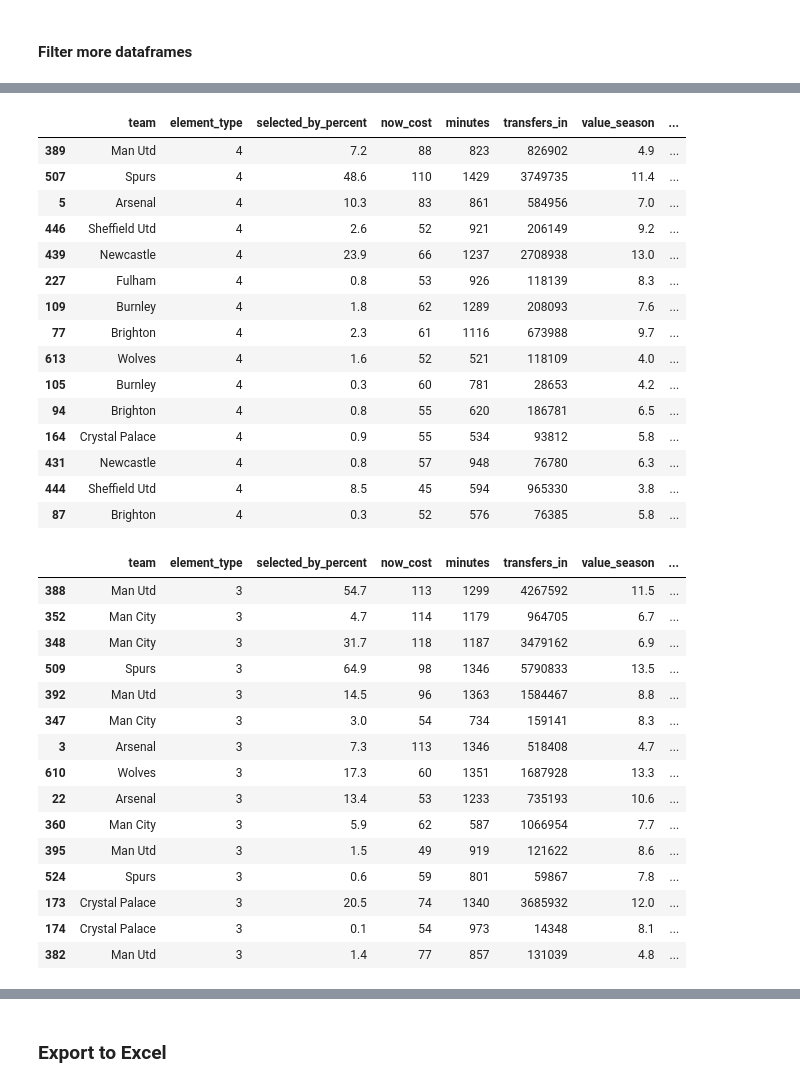
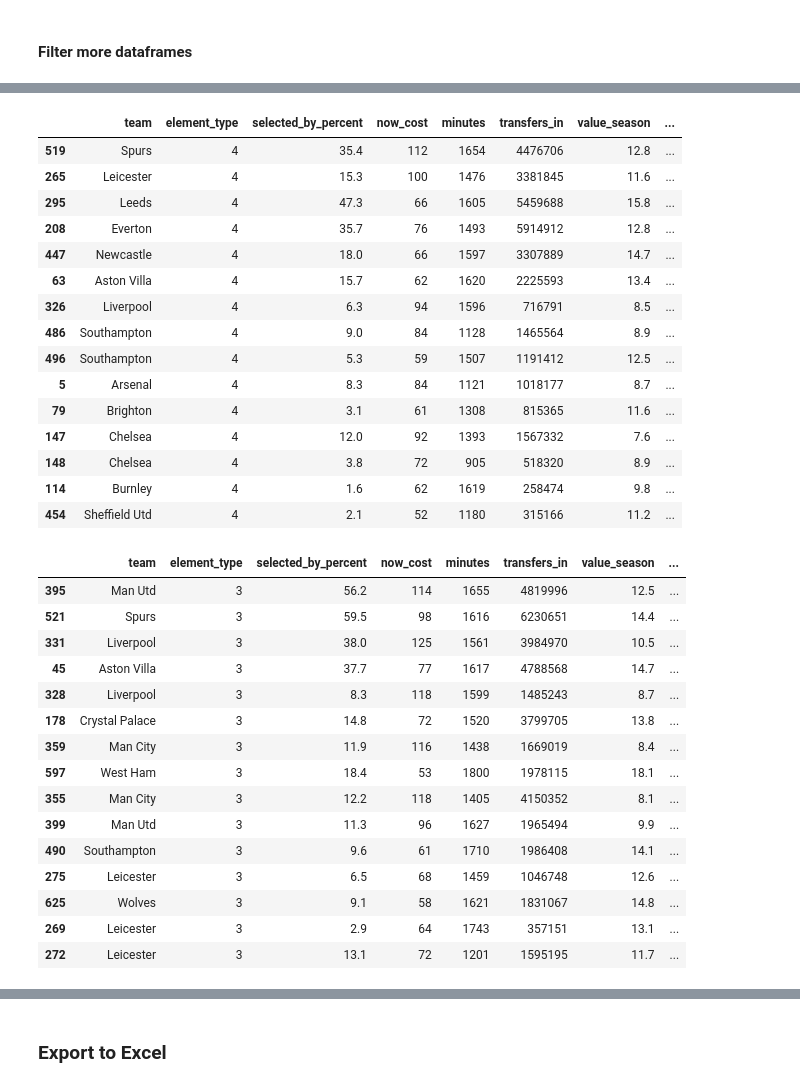
Before and after one commit to tomthomas/FPL-Scrape, a Jupyter notebook: FPL_API.ipynb, the cells around one changed output, grey strips where cells are left out. Drawn from its saved outputs; the diff is of its cells as text; code cells hidden in the pictures.

```diff
--- a/FPL_API.ipynb
+++ b/FPL_API.ipynb
@@ -207,0 +243,2 @@ filter_elements_df.head()
+# %%
+filter_elements_df['realvalue'] = (filter_elements_df['form'] / filter_elements_df['value_form'])*filter_elements_df['total_points']
@@ -213,7 +256,7 @@ filter_elements_df.head()
 #### To avoid data conflict, we need to create a new column called value.
 #### astype() helps convert values to float
 # %%
-filter_elements_df['value'] = filter_elements_df.value_season.astype(float)
+filter_elements_df['value_season'] = filter_elements_df.value_season.astype(float)
 # %% [output]
 A value is trying to be set on a copy of a slice from a DataFrame.
 Try using .loc[row_indexer,col_indexer] = value instead
@@ -263,7 +306,7 @@ pivot.sort_values('value',ascending = False)
 # %% [markdown]
 #### .loc helps you locate specifc rows/columns
 # %%
-filter_elements_df = filter_elements_df.loc[filter_elements_df.value > 0 ]
+filter_elements_df = filter_elements_df.loc[filter_elements_df.minutes > 500 ]
 # %%
 pivot = filter_elements_df.pivot_table(index='position',values='value',aggfunc=np.mean).reset_index()
 # %%
@@ -352,4 +417,4 @@ fwd_filter_df['realvalue'] = (fwd_filter_df['form'] / fwd_filter_df['value'])*fw
 # %%
-mid_filter_df['realvalue'] = (mid_filter_df['form'] / mid_filter_df['value'])*mid_filter_df['total_points']
-def_filter_df['realvalue'] = (def_filter_df['form'] / def_filter_df['value'])*def_filter_df['total_points']
-gk_filter_df['realvalue'] = (gk_filter_df['form'] / gk_filter_df['value'])*gk_filter_df['total_points']
+mid_df['realvalue'] = (mid_df['form'] / mid_df['value'])*mid_df['total_points']
+def_df['realvalue'] = (def_df['form'] / def_df['value'])*def_df['total_points']
+gk_df['realvalue'] = (gk_df['form'] / gk_df['value'])*gk_df['total_points']
@@ -358,41 +439,41 @@ mid_filter_df = mid_filter_df.loc[mid_filter_df.minutes > 500 ]
 def_filter_df = def_filter_df.loc[def_filter_df.minutes > 500 ]
 gk_filter_df = gk_filter_df.loc[gk_filter_df.minutes > 500 ]
 # %%
-fwd_filter_df.sort_values('form', ascending = False).head(15)
+fwd_df.sort_values('realvalue', ascending = False).head(15)
 # %% [output]
 |  | team | element_type | selected_by_percent | now_cost | minutes | transfers_in | value_season | ... |
-| 389 | Man Utd | 4 | 7.2 | 88 | 823 | 826902 | 4.9 | ... |
-| 507 | Spurs | 4 | 48.6 | 110 | 1429 | 3749735 | 11.4 | ... |
-| 5 | Arsenal | 4 | 10.3 | 83 | 861 | 584956 | 7.0 | ... |
-| 446 | Sheffield Utd | 4 | 2.6 | 52 | 921 | 206149 | 9.2 | ... |
-| 439 | Newcastle | 4 | 23.9 | 66 | 1237 | 2708938 | 13.0 | ... |
-| 227 | Fulham | 4 | 0.8 | 53 | 926 | 118139 | 8.3 | ... |
-| 109 | Burnley | 4 | 1.8 | 62 | 1289 | 208093 | 7.6 | ... |
-| 77 | Brighton | 4 | 2.3 | 61 | 1116 | 673988 | 9.7 | ... |
-| 613 | Wolves | 4 | 1.6 | 52 | 521 | 118109 | 4.0 | ... |
-| 105 | Burnley | 4 | 0.3 | 60 | 781 | 28653 | 4.2 | ... |
-| 94 | Brighton | 4 | 0.8 | 55 | 620 | 186781 | 6.5 | ... |
-| 164 | Crystal Palace | 4 | 0.9 | 55 | 534 | 93812 | 5.8 | ... |
-| 431 | Newcastle | 4 | 0.8 | 57 | 948 | 76780 | 6.3 | ... |
-| 444 | Sheffield Utd | 4 | 8.5 | 45 | 594 | 965330 | 3.8 | ... |
-| 87 | Brighton | 4 | 0.3 | 52 | 576 | 76385 | 5.8 | ... |
+| 519 | Spurs | 4 | 35.4 | 112 | 1654 | 4476706 | 12.8 | ... |
+| 265 | Leicester | 4 | 15.3 | 100 | 1476 | 3381845 | 11.6 | ... |
+| 295 | Leeds | 4 | 47.3 | 66 | 1605 | 5459688 | 15.8 | ... |
+| 208 | Everton | 4 | 35.7 | 76 | 1493 | 5914912 | 12.8 | ... |
+| 447 | Newcastle | 4 | 18.0 | 66 | 1597 | 3307889 | 14.7 | ... |
+| 63 | Aston Villa | 4 | 15.7 | 62 | 1620 | 2225593 | 13.4 | ... |
+| 326 | Liverpool | 4 | 6.3 | 94 | 1596 | 716791 | 8.5 | ... |
+| 486 | Southampton | 4 | 9.0 | 84 | 1128 | 1465564 | 8.9 | ... |
+| 496 | Southampton | 4 | 5.3 | 59 | 1507 | 1191412 | 12.5 | ... |
+| 5 | Arsenal | 4 | 8.3 | 84 | 1121 | 1018177 | 8.7 | ... |
+| 79 | Brighton | 4 | 3.1 | 61 | 1308 | 815365 | 11.6 | ... |
+| 147 | Chelsea | 4 | 12.0 | 92 | 1393 | 1567332 | 7.6 | ... |
+| 148 | Chelsea | 4 | 3.8 | 72 | 905 | 518320 | 8.9 | ... |
+| 114 | Burnley | 4 | 1.6 | 62 | 1619 | 258474 | 9.8 | ... |
+| 454 | Sheffield Utd | 4 | 2.1 | 52 | 1180 | 315166 | 11.2 | ... |
 # %%
-mid_filter_df.sort_values('realvalue', ascending = False).head(15)
+mid_df.sort_values('realvalue', ascending = False).head(15)
 # %% [output]
 |  | team | element_type | selected_by_percent | now_cost | minutes | transfers_in | value_season | ... |
-| 388 | Man Utd | 3 | 54.7 | 113 | 1299 | 4267592 | 11.5 | ... |
-| 352 | Man City | 3 | 4.7 | 114 | 1179 | 964705 | 6.7 | ... |
-| 348 | Man City | 3 | 31.7 | 118 | 1187 | 3479162 | 6.9 | ... |
-| 509 | Spurs | 3 | 64.9 | 98 | 1346 | 5790833 | 13.5 | ... |
-| 392 | Man Utd | 3 | 14.5 | 96 | 1363 | 1584467 | 8.8 | ... |
-| 347 | Man City | 3 | 3.0 | 54 | 734 | 159141 | 8.3 | ... |
-| 3 | Arsenal | 3 | 7.3 | 113 | 1346 | 518408 | 4.7 | ... |
-| 610 | Wolves | 3 | 17.3 | 60 | 1351 | 1687928 | 13.3 | ... |
-| 22 | Arsenal | 3 | 13.4 | 53 | 1233 | 735193 | 10.6 | ... |
-| 360 | Man City | 3 | 5.9 | 62 | 587 | 1066954 | 7.7 | ... |
-| 395 | Man Utd | 3 | 1.5 | 49 | 919 | 121622 | 8.6 | ... |
-| 524 | Spurs | 3 | 0.6 | 59 | 801 | 59867 | 7.8 | ... |
-| 173 | Crystal Palace | 3 | 20.5 | 74 | 1340 | 3685932 | 12.0 | ... |
-| 174 | Crystal Palace | 3 | 0.1 | 54 | 973 | 14348 | 8.1 | ... |
-| 382 | Man Utd | 3 | 1.4 | 77 | 857 | 131039 | 4.8 | ... |
+| 395 | Man Utd | 3 | 56.2 | 114 | 1655 | 4819996 | 12.5 | ... |
+| 521 | Spurs | 3 | 59.5 | 98 | 1616 | 6230651 | 14.4 | ... |
+| 331 | Liverpool | 3 | 38.0 | 125 | 1561 | 3984970 | 10.5 | ... |
+| 45 | Aston Villa | 3 | 37.7 | 77 | 1617 | 4788568 | 14.7 | ... |
+| 328 | Liverpool | 3 | 8.3 | 118 | 1599 | 1485243 | 8.7 | ... |
+| 178 | Crystal Palace | 3 | 14.8 | 72 | 1520 | 3799705 | 13.8 | ... |
+| 359 | Man City | 3 | 11.9 | 116 | 1438 | 1669019 | 8.4 | ... |
+| 597 | West Ham | 3 | 18.4 | 53 | 1800 | 1978115 | 18.1 | ... |
+| 355 | Man City | 3 | 12.2 | 118 | 1405 | 4150352 | 8.1 | ... |
+| 399 | Man Utd | 3 | 11.3 | 96 | 1627 | 1965494 | 9.9 | ... |
+| 490 | Southampton | 3 | 9.6 | 61 | 1710 | 1986408 | 14.1 | ... |
+| 275 | Leicester | 3 | 6.5 | 68 | 1459 | 1046748 | 12.6 | ... |
+| 625 | Wolves | 3 | 9.1 | 58 | 1621 | 1831067 | 14.8 | ... |
+| 269 | Leicester | 3 | 2.9 | 64 | 1743 | 357151 | 13.1 | ... |
+| 272 | Leicester | 3 | 13.1 | 72 | 1201 | 1595195 | 11.7 | ... |
 # %%
```
Also changed, not shown: parts of 43 cells of this notebook.
